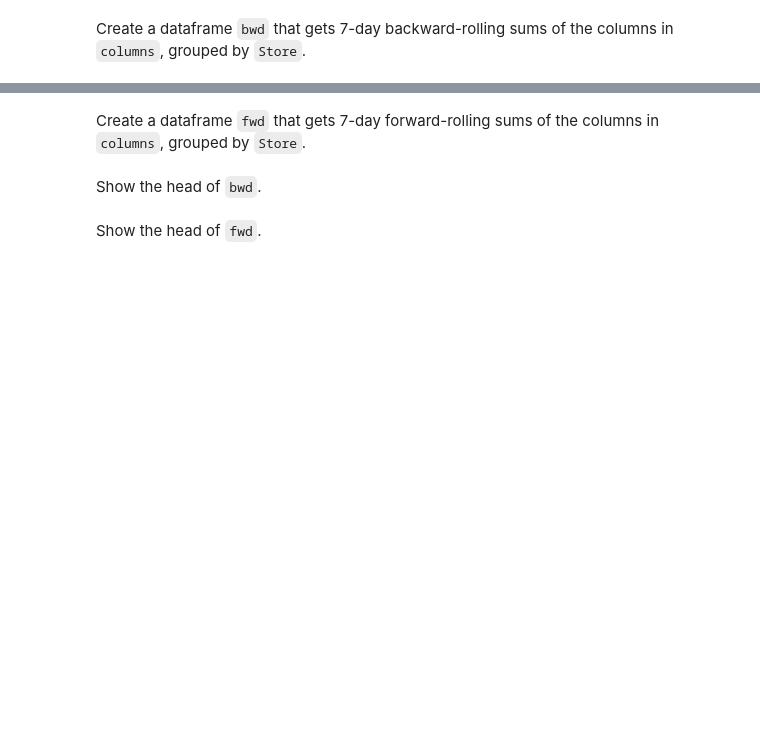
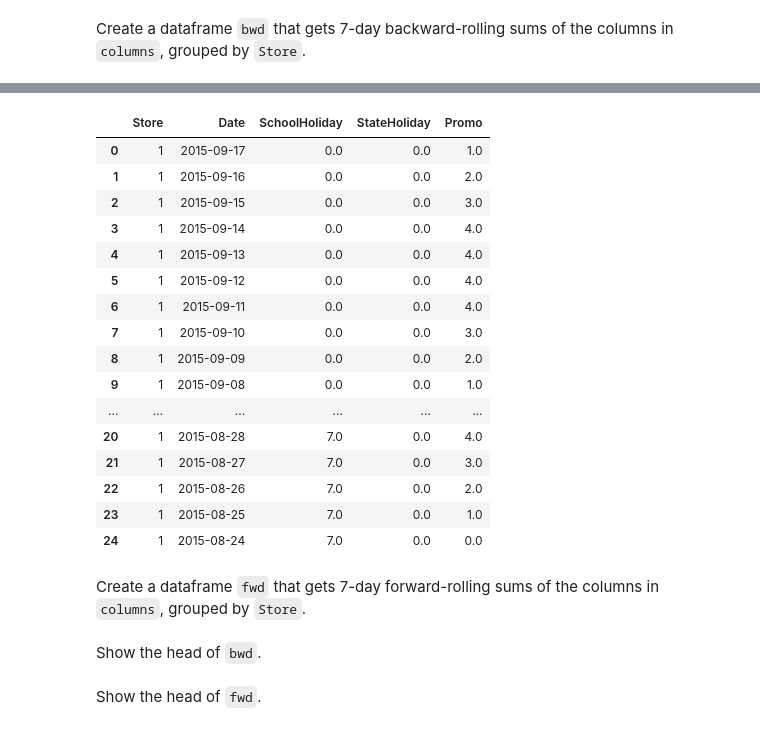
Before and after one commit to rforgione/course-v3, a Jupyter notebook: nbs/dl1/rossman_data_clean-attempt.ipynb, the cells around one changed output, grey strips where cells are left out. Drawn from its saved outputs; the diff is of its cells as text; code cells hidden in the pictures; blank space fills up the shorter version.

```diff
--- a/nbs/dl1/rossman_data_clean-attempt.ipynb
+++ b/nbs/dl1/rossman_data_clean-attempt.ipynb
@@ -786,3 +838,29 @@ Create a dataframe `bwd` that gets 7-day backward-rolling sums of the columns in
+# %%
+fwd = (df[columns+['Store']]
+       .sort_index(ascending=False)
+       .groupby('Store')
+       .rolling(window=7, min_periods=1)
+       .sum()).drop('Store', axis=1).reset_index()
+# %%
+fwd.head(25)
+# %% [output]
+|  | Store | Date | SchoolHoliday | StateHoliday | Promo |
+| 0 | 1 | 2015-09-17 | 0.0 | 0.0 | 1.0 |
+| 1 | 1 | 2015-09-16 | 0.0 | 0.0 | 2.0 |
+| 2 | 1 | 2015-09-15 | 0.0 | 0.0 | 3.0 |
+| 3 | 1 | 2015-09-14 | 0.0 | 0.0 | 4.0 |
+| 4 | 1 | 2015-09-13 | 0.0 | 0.0 | 4.0 |
+| 5 | 1 | 2015-09-12 | 0.0 | 0.0 | 4.0 |
+| 6 | 1 | 2015-09-11 | 0.0 | 0.0 | 4.0 |
+| 7 | 1 | 2015-09-10 | 0.0 | 0.0 | 3.0 |
+| 8 | 1 | 2015-09-09 | 0.0 | 0.0 | 2.0 |
+| 9 | 1 | 2015-09-08 | 0.0 | 0.0 | 1.0 |
+| ... | ... | ... | ... | ... | ... |
+| 20 | 1 | 2015-08-28 | 7.0 | 0.0 | 4.0 |
+| 21 | 1 | 2015-08-27 | 7.0 | 0.0 | 3.0 |
+| 22 | 1 | 2015-08-26 | 7.0 | 0.0 | 2.0 |
+| 23 | 1 | 2015-08-25 | 7.0 | 0.0 | 1.0 |
+| 24 | 1 | 2015-08-24 | 7.0 | 0.0 | 0.0 |
 # %% [markdown]
 Create a dataframe `fwd` that gets 7-day forward-rolling sums of the columns in `columns`, grouped by `Store`.
 # %% [markdown]
```
Also changed, not shown: parts of 28 cells of this notebook, 2 other files.
